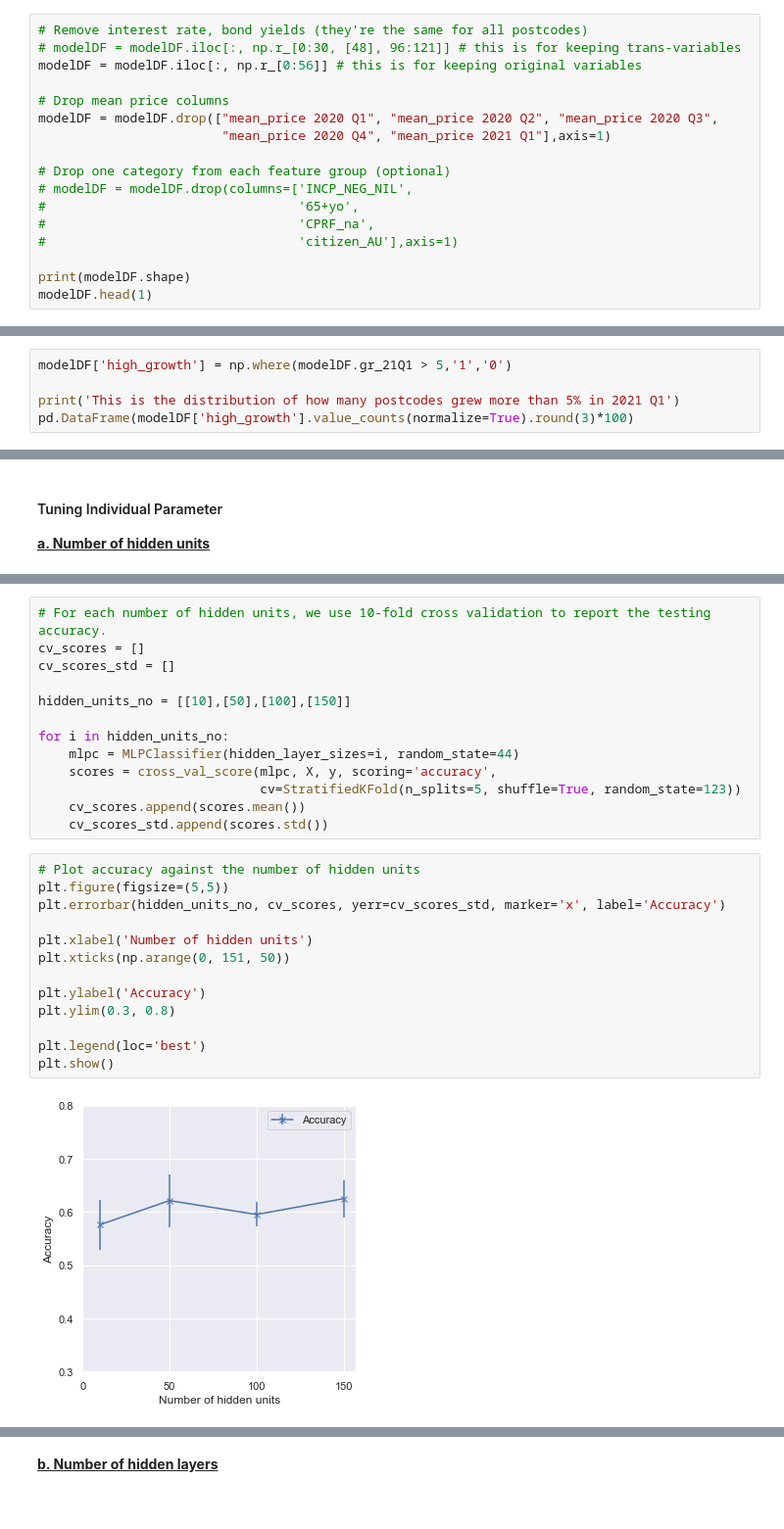
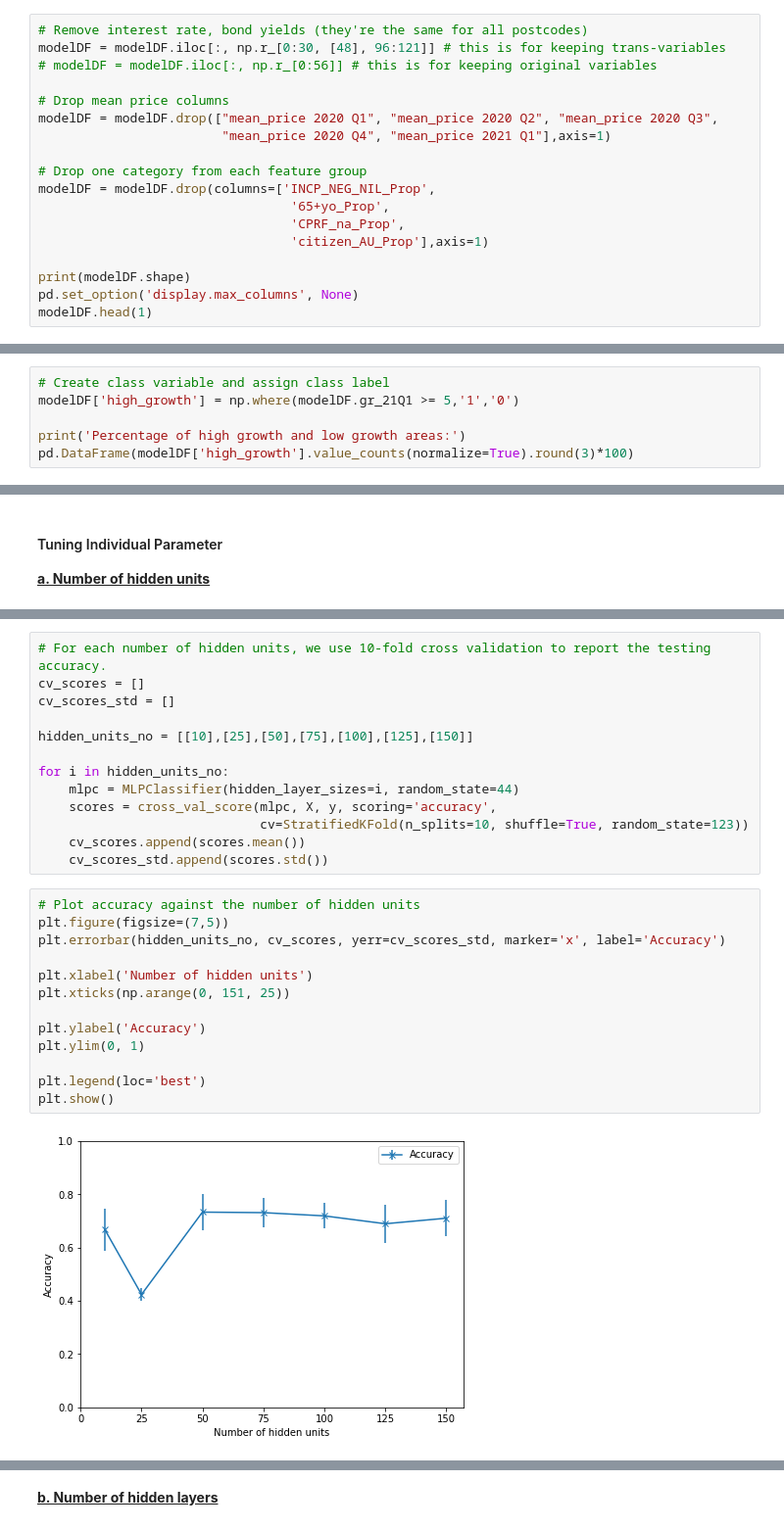
Before and after one commit to walthersy/NSW-house-price, a Jupyter notebook: Ken - Main Notebook COPY.ipynb, the cells around one changed output, grey strips where cells are left out. Shown at 98% size. Cells and saved outputs as stored; diff of their text form.

```diff
--- a/Ken - Main Notebook COPY.ipynb
+++ b/Ken - Main Notebook COPY.ipynb
@@ -955,19 +764,20 @@ modelDF = pd.read_csv("Files/Cleaned/Postcode-based/Unstacked_Transformed.csv",
                      index_col="postcode")
 # %%
 # Remove interest rate, bond yields (they're the same for all postcodes)
-# modelDF = modelDF.iloc[:, np.r_[0:30, [48], 96:121]] # this is for keeping trans-variables
-modelDF = modelDF.iloc[:, np.r_[0:56]] # this is for keeping original variables
+modelDF = modelDF.iloc[:, np.r_[0:30, [48], 96:121]] # this is for keeping trans-variables
+# modelDF = modelDF.iloc[:, np.r_[0:56]] # this is for keeping original variables
 
 # Drop mean price columns
 modelDF = modelDF.drop(["mean_price 2020 Q1", "mean_price 2020 Q2", "mean_price 2020 Q3",
                         "mean_price 2020 Q4", "mean_price 2021 Q1"],axis=1)
 
-# Drop one category from each feature group (optional)
-# modelDF = modelDF.drop(columns=['INCP_NEG_NIL',
-#                                 '65+yo',
-#                                 'CPRF_na',
-#                                 'citizen_AU'],axis=1)
+# Drop one category from each feature group
+modelDF = modelDF.drop(columns=['INCP_NEG_NIL_Prop',
+                                 '65+yo_Prop',
+                                 'CPRF_na_Prop',
+                                 'citizen_AU_Prop'],axis=1)
 
 print(modelDF.shape)
+pd.set_option('display.max_columns', None)
 modelDF.head(1)
 # %% [output]
@@ -1003,6 +827,7 @@ If the growth rate is greater than 5%, target name is "1". If not, "0".
 # %%
-modelDF['high_growth'] = np.where(modelDF.gr_21Q1 > 5,'1','0')
+# Create class variable and assign class label
+modelDF['high_growth'] = np.where(modelDF.gr_21Q1 >= 5,'1','0')
 
-print('This is the distribution of how many postcodes grew more than 5% in 2021 Q1')
+print('Percentage of high growth and low growth areas:')
 pd.DataFrame(modelDF['high_growth'].value_counts(normalize=True).round(3)*100)
 # %% [output]
@@ -1312,29 +1116,29 @@ In the default model, the number of hidden units were 100 and we had some overfi
 cv_scores = []
 cv_scores_std = []
 
-hidden_units_no = [[10],[50],[100],[150]]
+hidden_units_no = [[10],[25],[50],[75],[100],[125],[150]]
 
 for i in hidden_units_no:
     mlpc = MLPClassifier(hidden_layer_sizes=i, random_state=44)
     scores = cross_val_score(mlpc, X, y, scoring='accuracy',
-                             cv=StratifiedKFold(n_splits=5, shuffle=True, random_state=123))
+                             cv=StratifiedKFold(n_splits=10, shuffle=True, random_state=123))
     cv_scores.append(scores.mean())
     cv_scores_std.append(scores.std())
 # %%
 # Plot accuracy against the number of hidden units
-plt.figure(figsize=(5,5))
+plt.figure(figsize=(7,5))
 plt.errorbar(hidden_units_no, cv_scores, yerr=cv_scores_std, marker='x', label='Accuracy')
 
 plt.xlabel('Number of hidden units')
-plt.xticks(np.arange(0, 151, 50))
+plt.xticks(np.arange(0, 151, 25))
 
 plt.ylabel('Accuracy')
-plt.ylim(0.3, 0.8)
+plt.ylim(0, 1)
 
 plt.legend(loc='best')
 plt.show()
 # %% [output]
-[figure, old version]
+[figure, new version]
 # %%
 # Find the optimal number of hidden units
 tuned_score = max(cv_scores)
```
Also changed, not shown: parts of 101 cells of this notebook.
